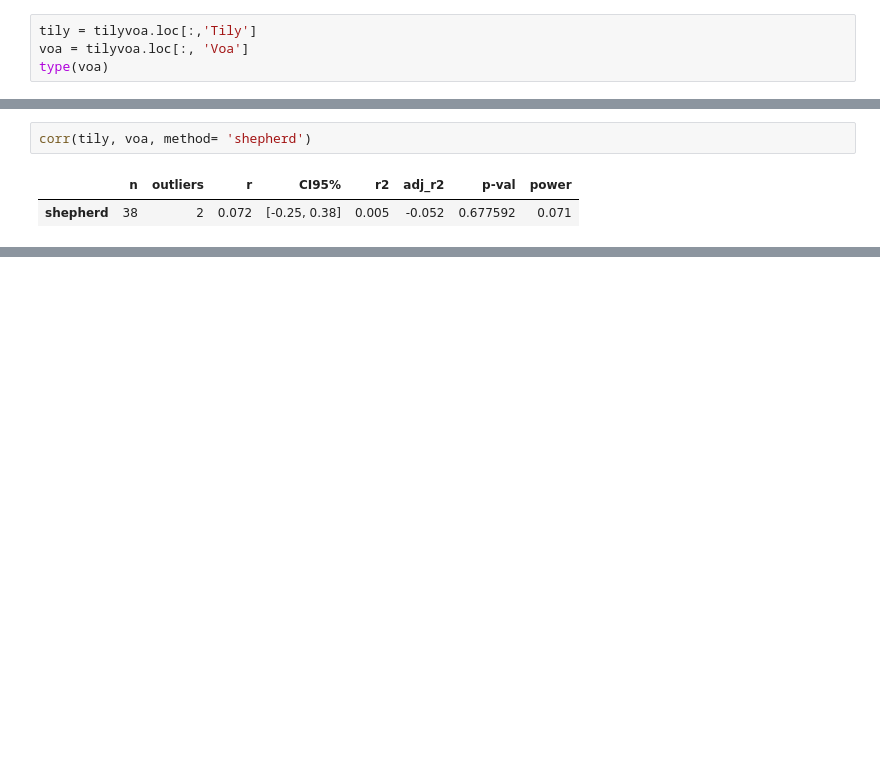
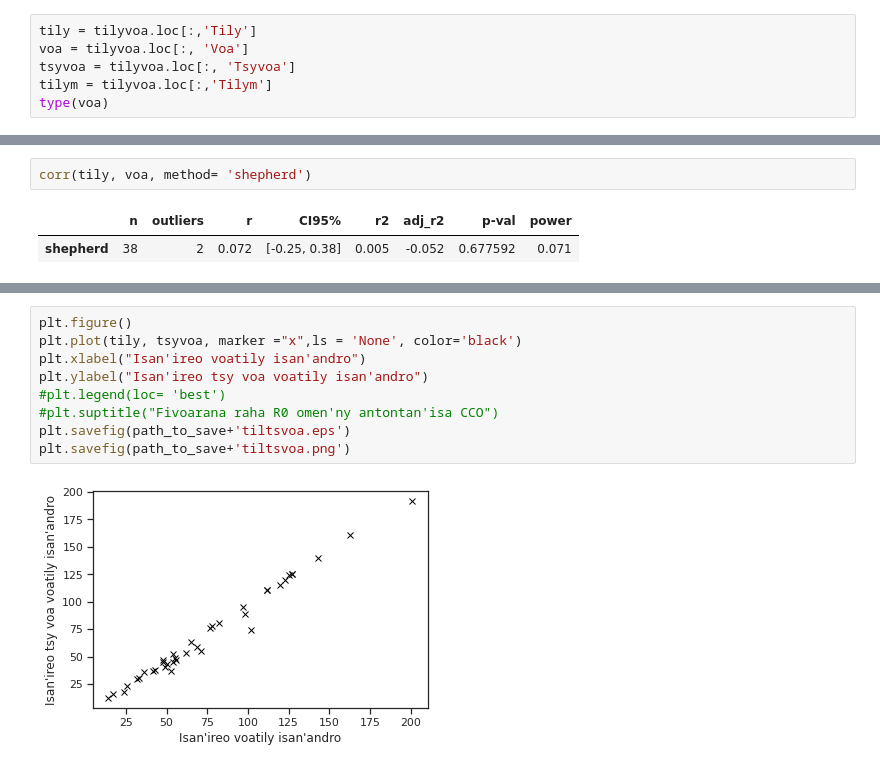
Before and after one commit to herysedra/covid19-mankaiza-clone, a Jupyter notebook: stats/stat_tests.ipynb, the cells around one changed output, grey strips where cells are left out. Cells and saved outputs as stored; diff of their text form; blank space fills up the shorter version.

```diff
--- a/stats/stat_tests.ipynb
+++ b/stats/stat_tests.ipynb
@@ -60,6 +43,8 @@ path_data = '/content/drive/My Drive/data/'
 # %%
 tily = tilyvoa.loc[:,'Tily']
 voa = tilyvoa.loc[:, 'Voa']
+tsyvoa = tilyvoa.loc[:, 'Tsyvoa']
+tilym = tilyvoa.loc[:,'Tilym']
 type(voa)
 # %% [output]
 pandas.core.series.Series
@@ -80,0 +102,11 @@ corr(tily, voa, method= 'shepherd')
+# %%
+plt.figure()
+plt.plot(tily, tsyvoa, marker ="x",ls = 'None', color='black')
+plt.xlabel("Isan'ireo voatily isan'andro")
+plt.ylabel("Isan'ireo tsy voa voatily isan'andro")
+#plt.legend(loc= 'best')
+#plt.suptitle("Fivoarana raha R0 omen'ny antontan'isa CCO")
+plt.savefig(path_to_save+'tiltsvoa.eps')
+plt.savefig(path_to_save+'tiltsvoa.png')
+# %% [output]
+[figure, added]
```
Also changed, not shown: parts of 12 cells of this notebook.
